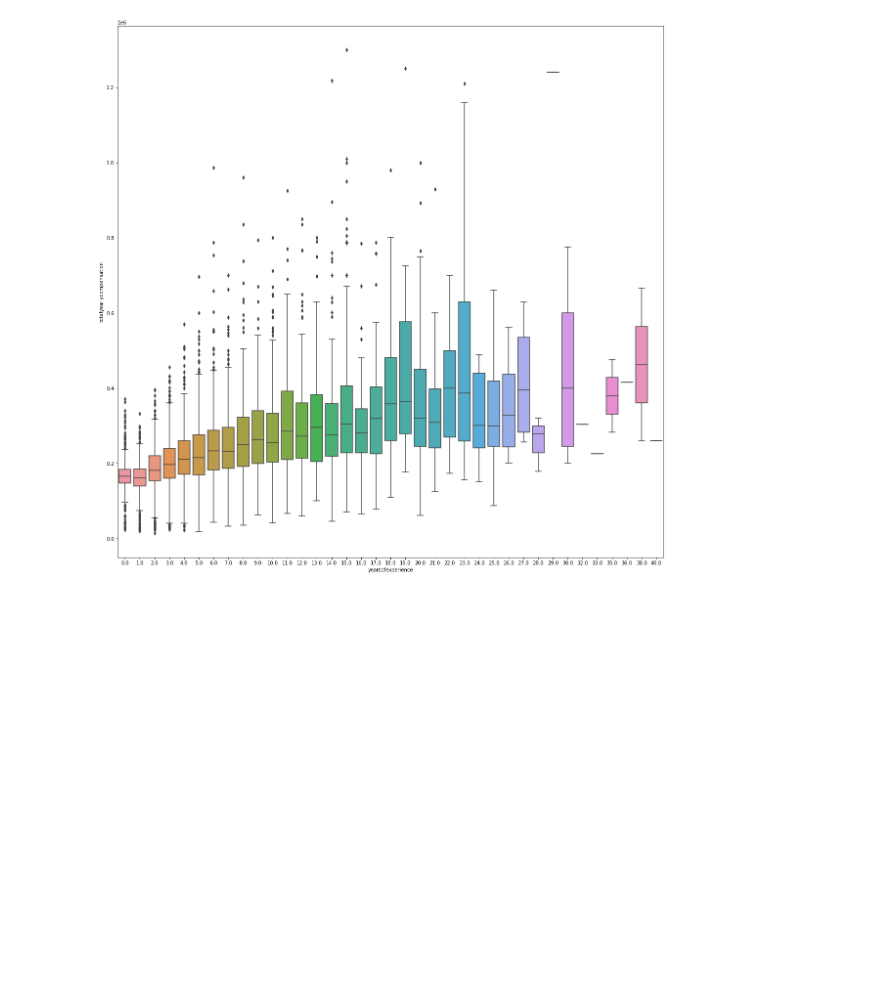
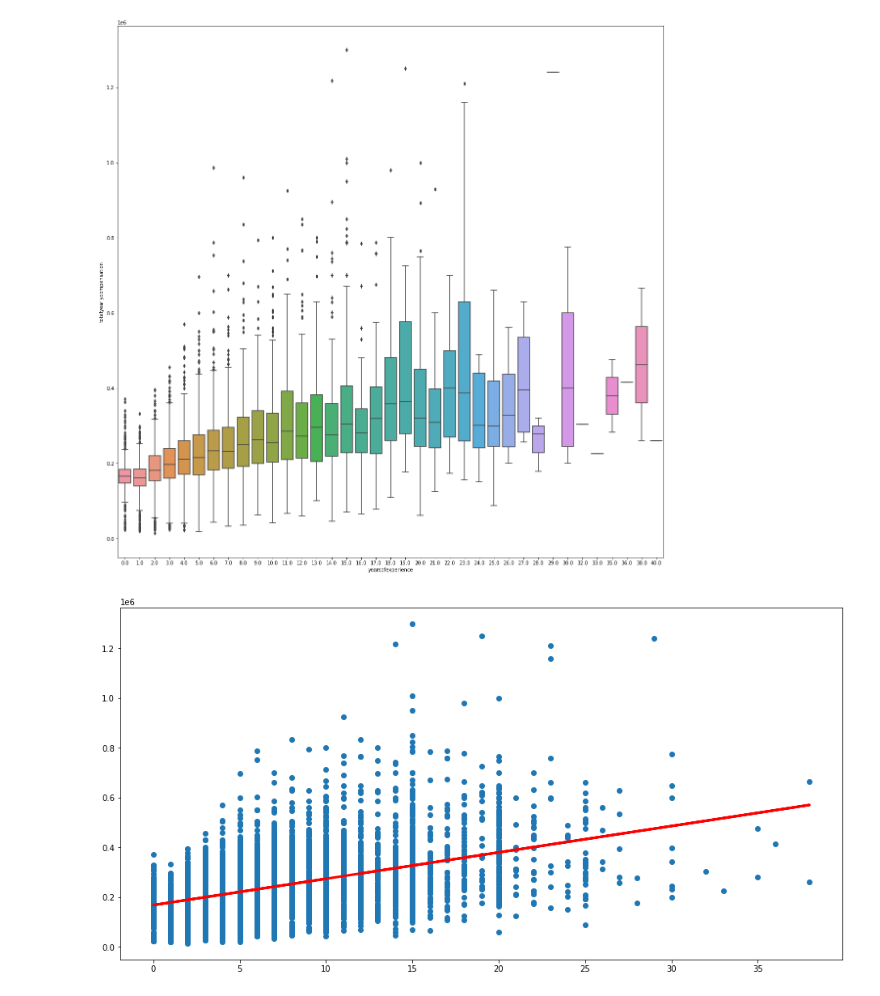
Before and after one commit to CarrotHands/miniprog, a Jupyter notebook: colab.ipynb, the cells around one changed output. Drawn from its saved outputs; the diff is of its cells as text; code cells hidden in the pictures; blank space fills up the shorter version.

Commit message:
LinearRegcy

```diff
--- a/colab.ipynb
+++ b/colab.ipynb
@@ -353,3 +353,23 @@ sb.boxplot(data=faamgeduonly, x='yearsofexperience', y='totalyearlycompensation'
 # %% [output]
 <AxesSubplot:xlabel='yearsofexperience', ylabel='totalyearlycompensation'>
 [figure]
+# %%
+from sklearn.linear_model import LinearRegression
+from sklearn.model_selection import train_test_split
+from sklearn.metrics import mean_squared_error
+yoe=pd.DataFrame(faamgeduonly['yearsofexperience'])
+yoc=pd.DataFrame(faamgeduonly['totalyearlycompensation'])
+
+yoe_train, yoe_test, yoc_train, yoc_test = train_test_split(yoe, yoc, test_size = 0.20)
+linregYOE=LinearRegression()
+linregYOE.fit(yoe_train,yoc_train)
+
+regLineX=yoe_train
+regLineY=linregYOE.intercept_+linregYOE.coef_*yoe_train
+
+f = plt.figure(figsize=(16, 8))
+plt.scatter(yoe_train, yoc_train)
+plt.plot(regLineX, regLineY, 'r-', linewidth = 3)
+plt.show()
+# %% [output]
+[figure, added]
```
